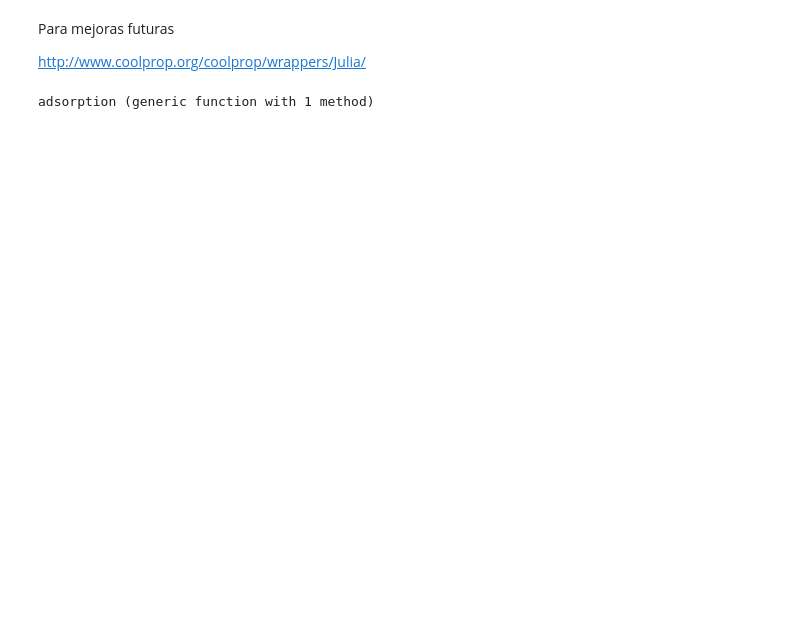
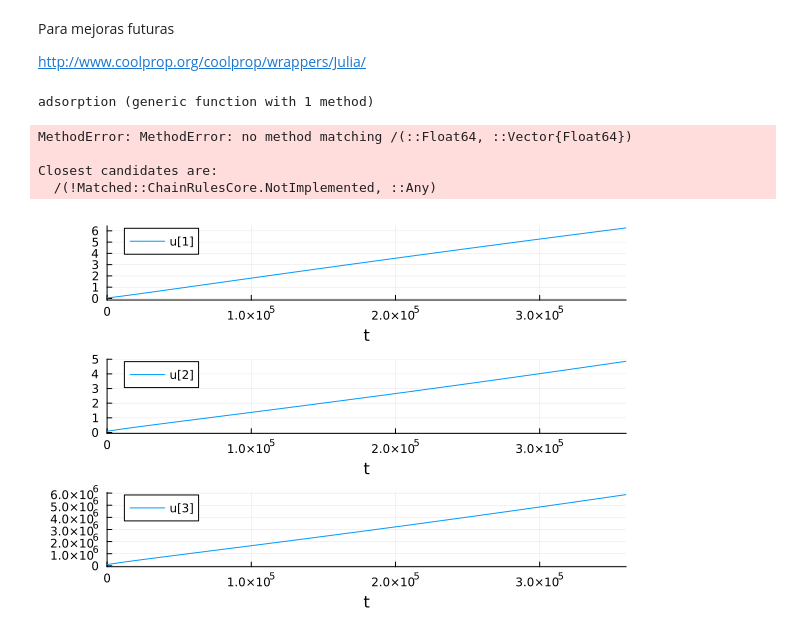
Before and after one commit to Kieraan/hydrogen_adsorption, a Jupyter notebook: spherical-adsorption.ipynb, the cells around one changed output. Saved outputs shown, nothing was run; the diff lists cells and outputs as text; code cells hidden in the pictures; blank space fills up the shorter version.

Commit message:
Added the temperature differential equation. Termophysical params missing.

```diff
--- a/spherical-adsorption.ipynb
+++ b/spherical-adsorption.ipynb
@@ -32,7 +35,6 @@ n_A es u[0],rho_H2 es u[1]
 MW = 2.0159 * 10^-3 # kg/mol
 V = 1.5e-4 # Tank volume
 ṁₛ = 2.354e-9 # kg / s
-T = 293.15 # K
 
 # Equilibrium parameters
 R = 8.314 # Gas constant / J / mol / K
@@ -40,4 +42,4 @@ R = 8.314 # Gas constant / J / mol / K
 β = 18.9 # Isotherm parameter / -
 p₀ = 1.47e9 # Saturation pressure / Pa
 n₀ = 71.6 # Cantidad limite de adsorcion (mol kg-1)
-m = 2.0 # magical parameter
+m = 2.0; # magical parameter
@@ -45,0 +46,7 @@ m = 2.0 # magical parameter
+# %%
+# Spherical Tank parameters
+n = 101 # Number of points
+r = 0.01 # m
+Δr = LinRange(0, r, n) # m
+T₀ = 25 + 273.15 # Initial temperature / K
+#T = ones(n) * T₀; # Temperature vector /
@@ -50,7 +59,7 @@ http://www.coolprop.org/coolprop/wrappers/Julia/
 # %%
 function adsorption(out, du, u, par, t)
     # Unpacking variables
-    nₐ, ρ, p = u
+    nₐ, ρ, p, T = u
 
    #print(exp(-(R*T/(α+β*T))^m * (log(p₀/p))^m ))
 
@@ -62,6 +71,10 @@ function adsorption(out, du, u, par, t)
     # p-rho-T through ideal gas
     out[3] = p - ρ*R*T / MW
 
+    # Energy balance
+    # Space discretized temperature differential equation
+    out[4] = du[4] - (keff * (1/r * (T[i+1] - T[i-1])/Δr + (T[i+1] - 2*T[i] + T[i-1])/Δr^2) + ε * du[3] - α * sqrt(log(n₀/nₐ)) - (1 - ε_b) * ρ_b * M_g * dnₐ/dt) / (c_gb * ρ_g * ε + (1 - ε) * ρ_b * c_pb)
+
     # print("\n p_calc", ρ*R*T / MW)
 
     #print("\nout1", out[1])
@@ -82,7 +95,7 @@ pᵢ = 1e5 # Pa
 # (instantaneous equilibrium)
 na₀ = n₀ * exp( - (R*T/(α+β*T))^m * (log(p₀/pᵢ))^m )
 
-u₀ = [na₀, ρ₀ , pᵢ]
+u₀ = [na₀, ρ₀ , pᵢ, T₀]
 
 # Initial estimates of temporal variables
 du₀ = [1e-4, 1e-4, 1e-4]
@@ -91,11 +104,18 @@ du₀ = [1e-4, 1e-4, 1e-4]
 tspan = (0.0, 3600*100)
 
 # Variables that appear explicitely as derivatives du
-differential_vars = [true, true, false]
+differential_vars = [true, true, true, true]
 
 # Differential algebraic problem for sundials
 prob = DAEProblem(adsorption,du₀,u₀,tspan,differential_vars=differential_vars)
 
 sol_2= solve(prob,IDA());
+# %% [output]
+MethodError: MethodError: no method matching /(::Float64, ::Vector{Float64})
+
+Closest candidates are:
+  /(!Matched::ChainRulesCore.NotImplemented, ::Any)
 # %%
-plot(sol_2, layout = (1,3))
+plot(sol_2, layout = (3,1))
+# %% [output]
+[figure, added]
```
Also changed, not shown: parts of 5 cells of this notebook.
